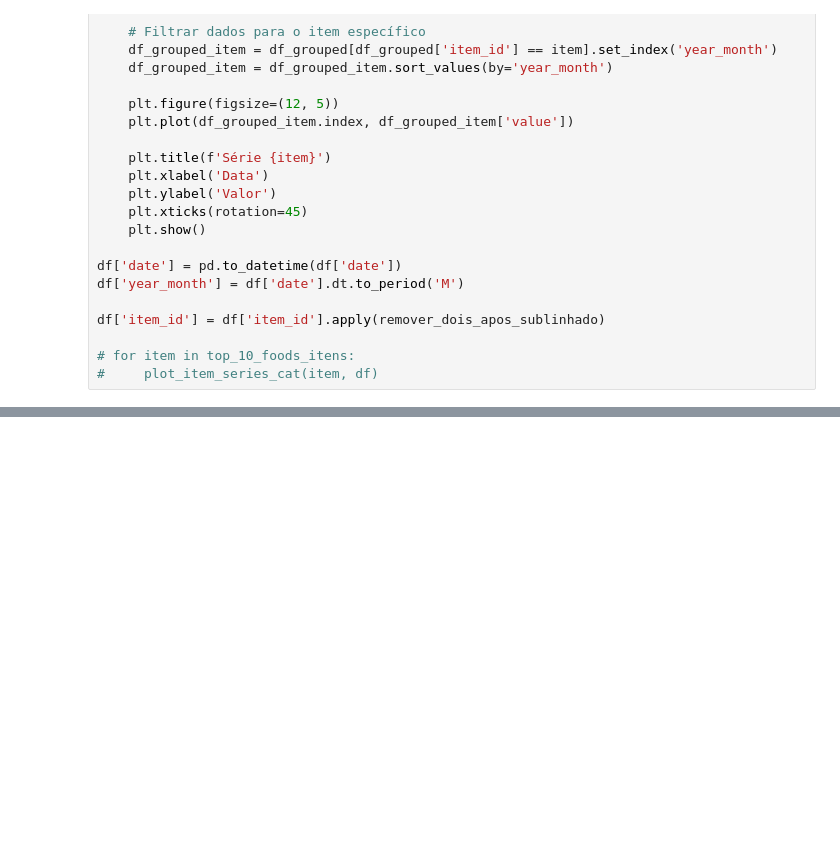
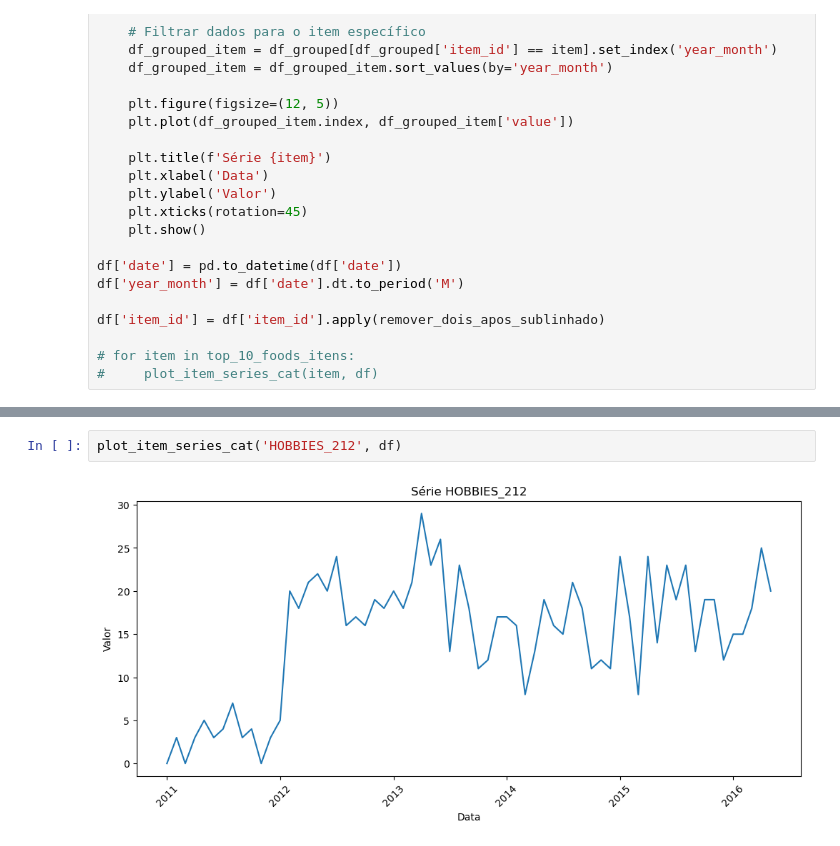
Before and after one commit to MateusVasc/Projeto-PET-Sauter, a Jupyter notebook: analise_exploratoria/analise_exploratoria.ipynb, the cells around one changed output, grey strips where cells are left out. Drawn from its saved outputs; the diff is of its cells as text; blank space fills up the shorter version.

```diff
--- a/analise_exploratoria/analise_exploratoria.ipynb
+++ b/analise_exploratoria/analise_exploratoria.ipynb
@@ -529,0 +420,4 @@ plot_item_series_cat('HOUSEHOLD_334', df)
+# %%
+plot_item_series_cat('HOBBIES_212', df)
+# %% [output]
+[figure, added]
```
Also changed, not shown: parts of 56 cells of this notebook, 1 other file.
